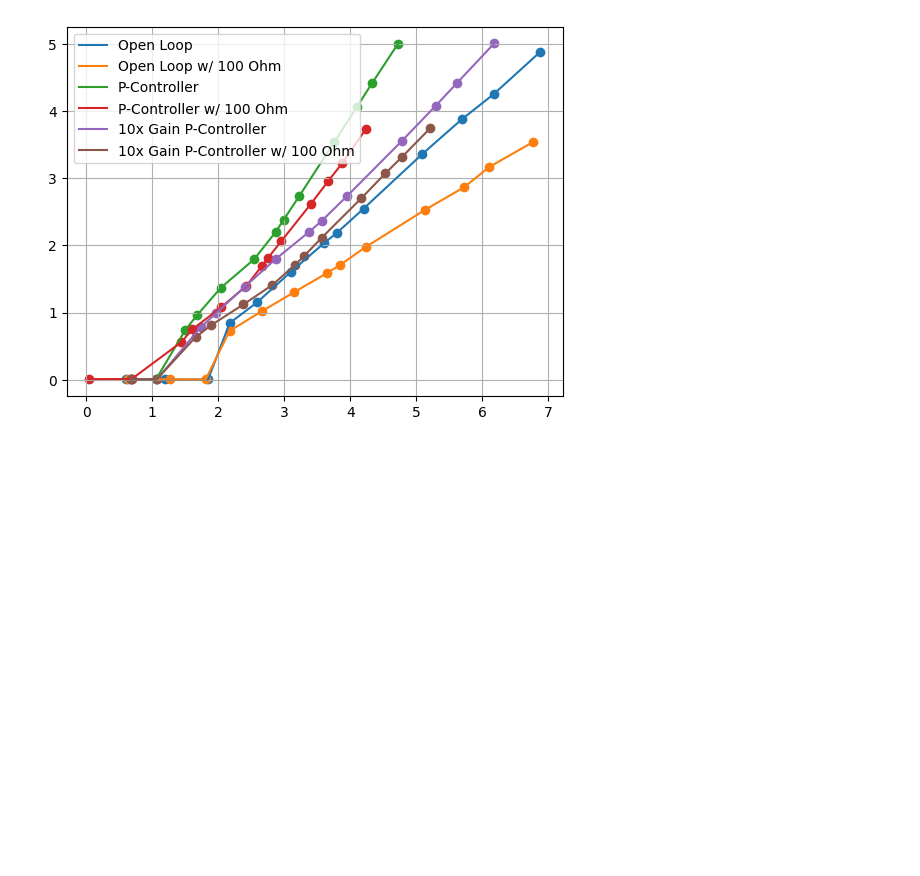
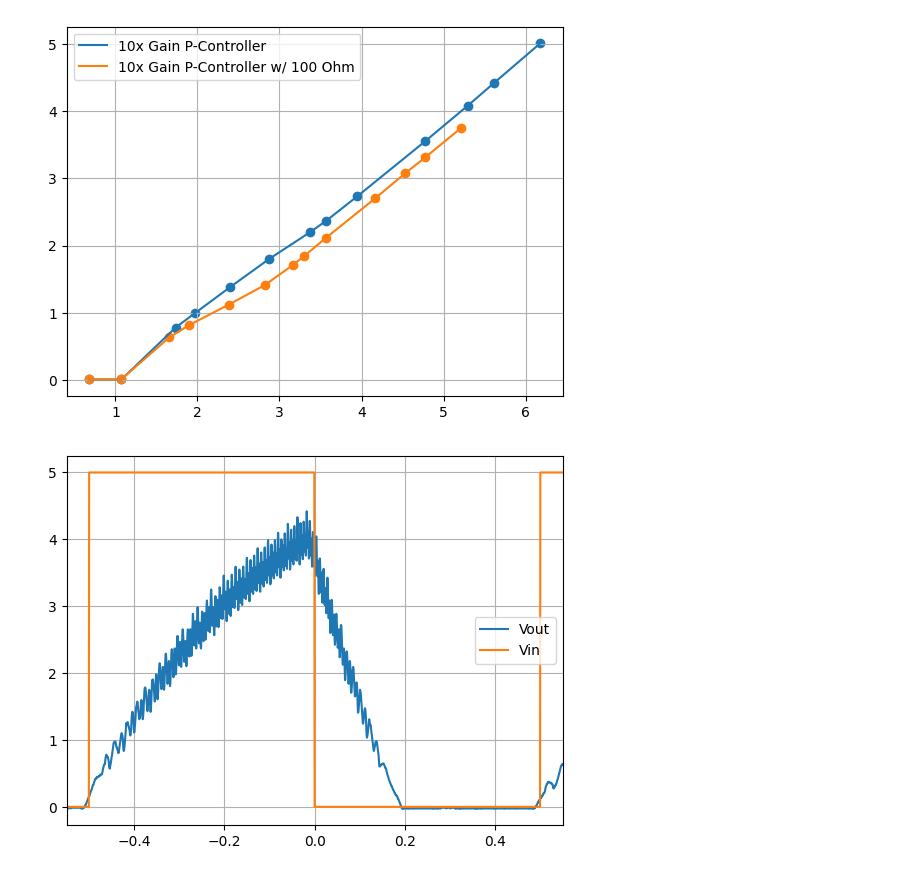
Before and after one commit to DanNguyenN/CE3202-Fundamentals, a Jupyter notebook: Lab9/main.ipynb, the cells around one changed output. Saved outputs shown, nothing was run; the diff lists cells and outputs as text; code cells hidden in the pictures; blank space fills up the shorter version.

```diff
--- a/Lab9/main.ipynb
+++ b/Lab9/main.ipynb
@@ -6,22 +41,4 @@ from rich import print
 # %%
-
-
-df2a = pd.read_csv('data2a.csv')
-plt.scatter(df2a['Vout'], df2a['Vin'])
-plt.plot(df2a['Vout'], df2a['Vin'], label = "Open Loop")
-
-df2b = pd.read_csv('data2b.csv')
-plt.scatter(df2b['Vout'], df2b['Vin'])
-plt.plot(df2b['Vout'], df2b['Vin'], label = "Open Loop w/ 100 Ohm")
-
-df4b = pd.read_csv('data4b.csv')
-plt.scatter(df4b['Vout'], df4b['DOV'])
-plt.plot(df4b['Vout'], df4b['DOV'], label = "P-Controller")
-
-df4c = pd.read_csv('data4c.csv')
-plt.scatter(df4c['Vout'], df4c['DOV'])
-plt.plot(df4c['Vout'], df4c['DOV'], label = "P-Controller w/ 100 Ohm")
-
 df5a = pd.read_csv('data5a.csv')
 plt.scatter(df5a['Vout'], df5a['DOV'])
 plt.plot(df5a['Vout'], df5a['DOV'], label = "10x Gain P-Controller")
@@ -35,4 +52,30 @@ plt.legend()
 #Axis grid line only
 plt.grid(True)
 # %% [output]
-[figure, old version]
+[figure, new version]
+# %%
+df = pd.read_csv('part7.csv', skiprows=20, names = ['time', 'Vin', 'Vout'], encoding='utf-8')
+
+#Make it so that the x-axis starts at 0
+
+#Take in only 1 period of the signal
+df = df[df['time'] < 1]
+
+plt.plot(df['time'], df['Vout'] * 3, label = "Vout")
+
+#x-axis limit from -.5 to .5
+plt.xlim(-.55, .55)
+
+#Plot a square wave with 5Vpp and 1Hz
+
+square_wave = -5 * np.sign(np.sin(2 * np.pi * df['time']))
+square_wave[square_wave < 0] = 0  # Setting values below 0 to 0
+
+plt.plot(df['time'], square_wave, label = "Vin")
+
+plt.legend()
+
+#Axis grid line only
+plt.grid(True)
+# %% [output]
+[figure, added]
```
Also changed, not shown: parts of 2 cells of this notebook, 3 other files.
